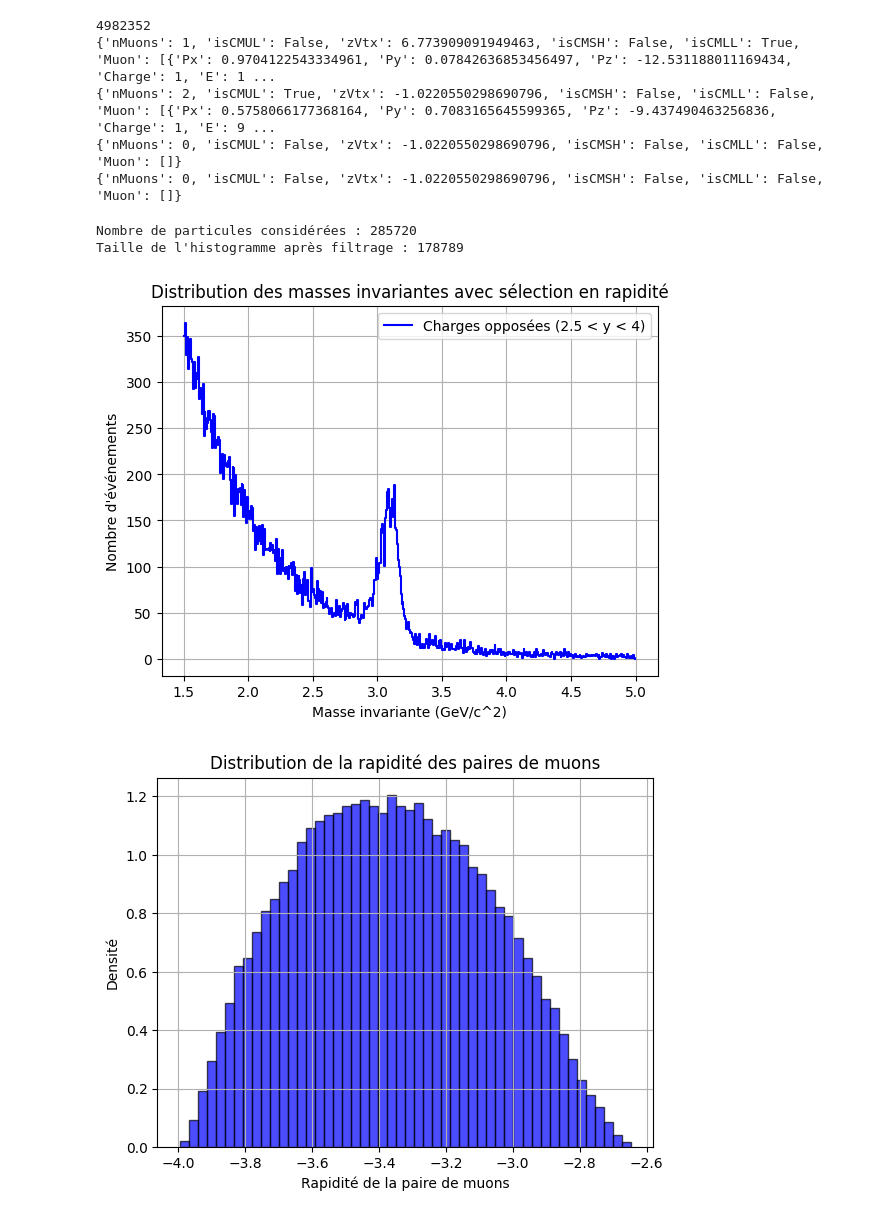
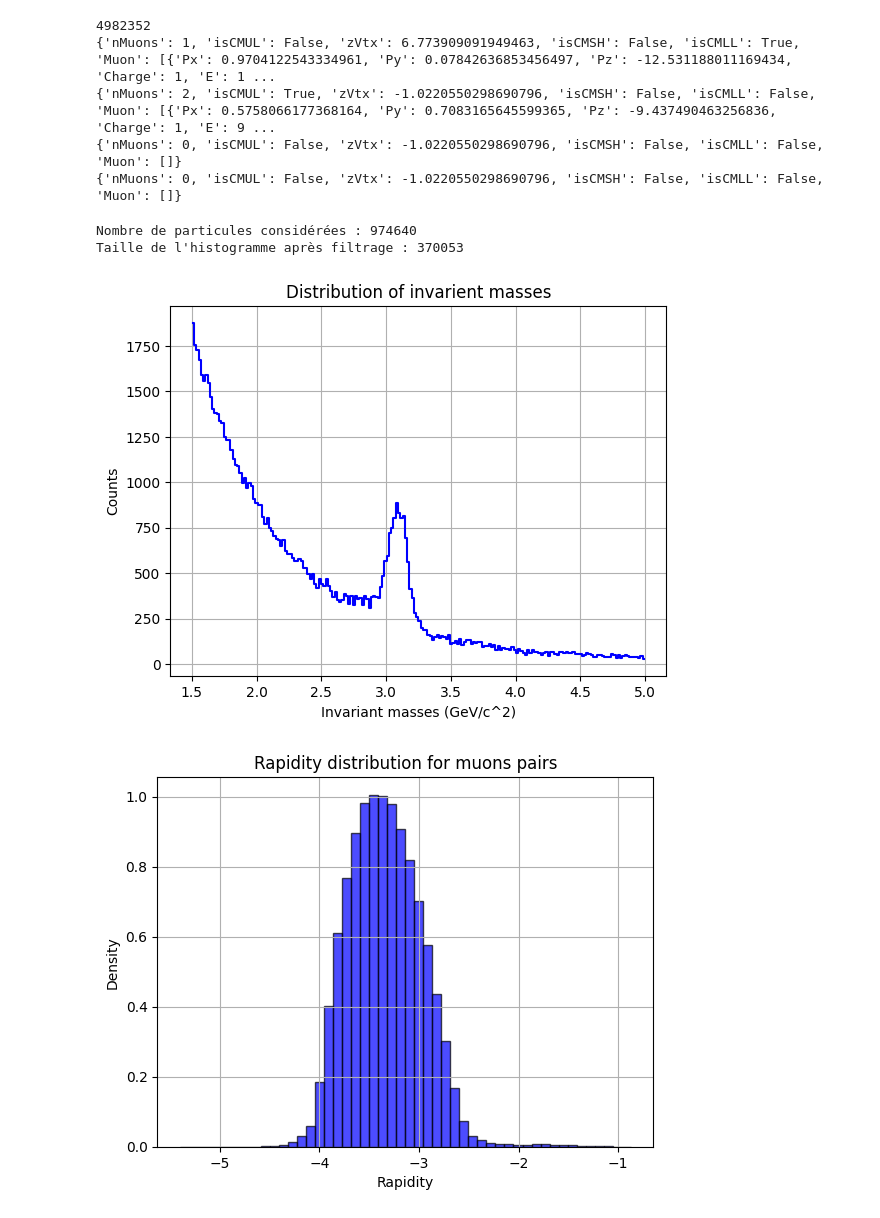
Before and after one commit to nantes-m2-rps-exp/qqbar2mumu-2024, a Jupyter notebook: notebooks/Discrimination.ipynb, the cells around one changed output. Drawn from its saved outputs; the diff is of its cells as text; code cells hidden in the pictures.

```diff
--- a/notebooks/Discrimination.ipynb
+++ b/notebooks/Discrimination.ipynb
@@ -70,7 +70,9 @@ import matplotlib.pyplot as plt
 import numpy as np
 
 # Filtrer les événements
-filtered_events = m[(m.nMuons >= 2) & (abs(m.zVtx) < 10) & (m.isCMUL)]
+#filtered_events = m[(m.nMuons >= 2) & (abs(m.zVtx) < 10) & (m.isCMUL)]
+filtered_events = m[(m.isCMUL)]
+
 filtered_events_back = m[(m.nMuons >= 2) & (abs(m.zVtx) < 10)]
 print("Nombre de particules considérées :", len(filtered_events))
 #print("avant coupure",len(m),"apres coupure",len(filtered_events), "la coupure à une efficacité de",len(filtered_events)/len(m))
@@ -111,51 +113,54 @@ opposite_charge_pairs = muon_pairs[
 #print("avant coupure",len(ak.flatten(muon_pairs)),"apres coupure",len(ak.flatten(opposite_charge_pairs)), "la coupure à une efficacité de",len(ak.flatten(opposite_charge_pairs))/len(ak.flatten(muon_pairs)))
 
 
+opposite_charge_pairs = muon_pairs
 # Calcul des masses invariantes et de la rapidité
 masses_opposite = (opposite_charge_pairs.muon1 + opposite_charge_pairs.muon2).mass
 y_pair = (opposite_charge_pairs.muon1 + opposite_charge_pairs.muon2).rapidity
 
 # Appliquer le filtre de rapidité
-filtered_masses = masses_opposite[(y_pair <= -2.5) & (y_pair >= -4)]
-
+#filtered_masses = masses_opposite[(y_pair <= -2.5) & (y_pair >= -4)]
+filtered_masses = masses_opposite
 # Aplatir les données et filtrer les masses entre 0 et 10 GeV
 flattened_opposite = ak.flatten(filtered_masses[(filtered_masses >= 0) & (filtered_masses <= 10)], axis=None)
 
 # Calcul des histogrammes avec numpy
-global bins
-bins = 500
-hist_opposite, bin_edges = np.histogram(flattened_opposite, bins=bins, range=(1.5, 5))
+global bi#ns
+bins = 200
+global range
+range = (1.5,5)
+hist_opposite, bin_edges = np.histogram(flattened_opposite, bins=bins, range=range)
 print("Taille de l'histogramme après filtrage :", len(flattened_opposite))
 
 # Tracer l'histogramme
 bin_centers = (bin_edges[:-1] + bin_edges[1:]) / 2
 plt.step(bin_centers, hist_opposite, where="mid", label="Charges opposées (2.5 < y < 4)", color="blue")
-plt.xlabel("Masse invariante (GeV/c^2)")
-plt.ylabel("Nombre d'événements")
-plt.title("Distribution des masses invariantes avec sélection en rapidité")
+plt.xlabel("Invariant masses (GeV/c^2)")
+plt.ylabel("Counts")
+plt.title("Distribution of invarient masses")
 plt.grid(True)
-plt.legend()
+#plt.legend()
 plt.show()
 # %% [output]
-Nombre de particules considérées : 285720
-Taille de l'histogramme après filtrage : 178789
+Nombre de particules considérées : 974640
+Taille de l'histogramme après filtrage : 370053
-[figure, old version]
+[figure, new version]
 # %%
 y_pair = ak.flatten(y_pair)  # Conversion en array numpy pour Matplotlib
 
 # Affichage de l'histogramme
 plt.hist(y_pair, bins=50, density=True, alpha=0.7, color='b', edgecolor='black')
 
 # Ajout des labels et du titre
-plt.xlabel("Rapidité de la paire de muons")
-plt.ylabel("Densité")
-plt.title("Distribution de la rapidité des paires de muons")
+plt.xlabel("Rapidity")
+plt.ylabel("Density")
+plt.title("Rapidity distribution for muons pairs")
 plt.grid(True)
 
 # Affichage du graphique
 plt.show()
 # %% [output]
-[figure, old version]
+[figure, new version]
 # %%
 import matplotlib.pyplot as plt
 import numpy as np
```
Also changed, not shown: parts of 5 cells of this notebook.
